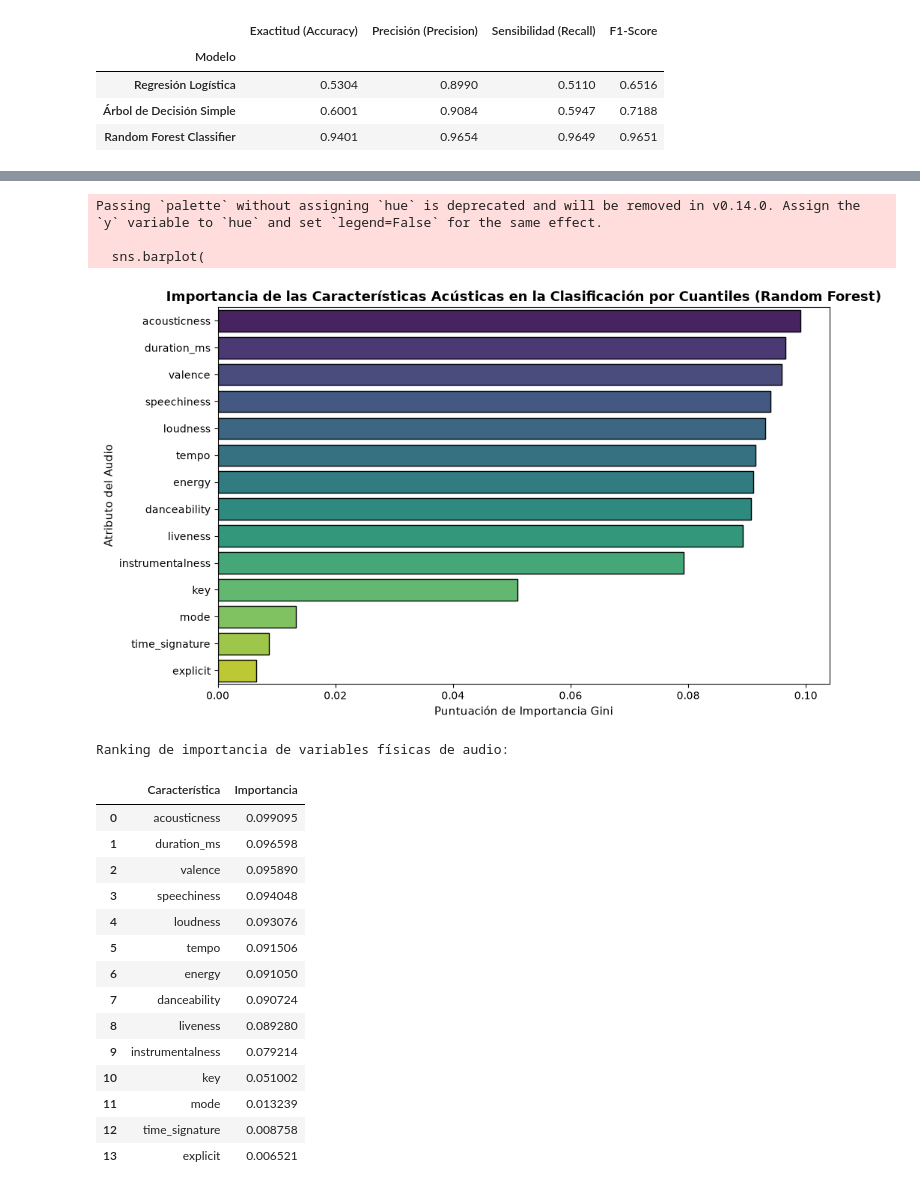
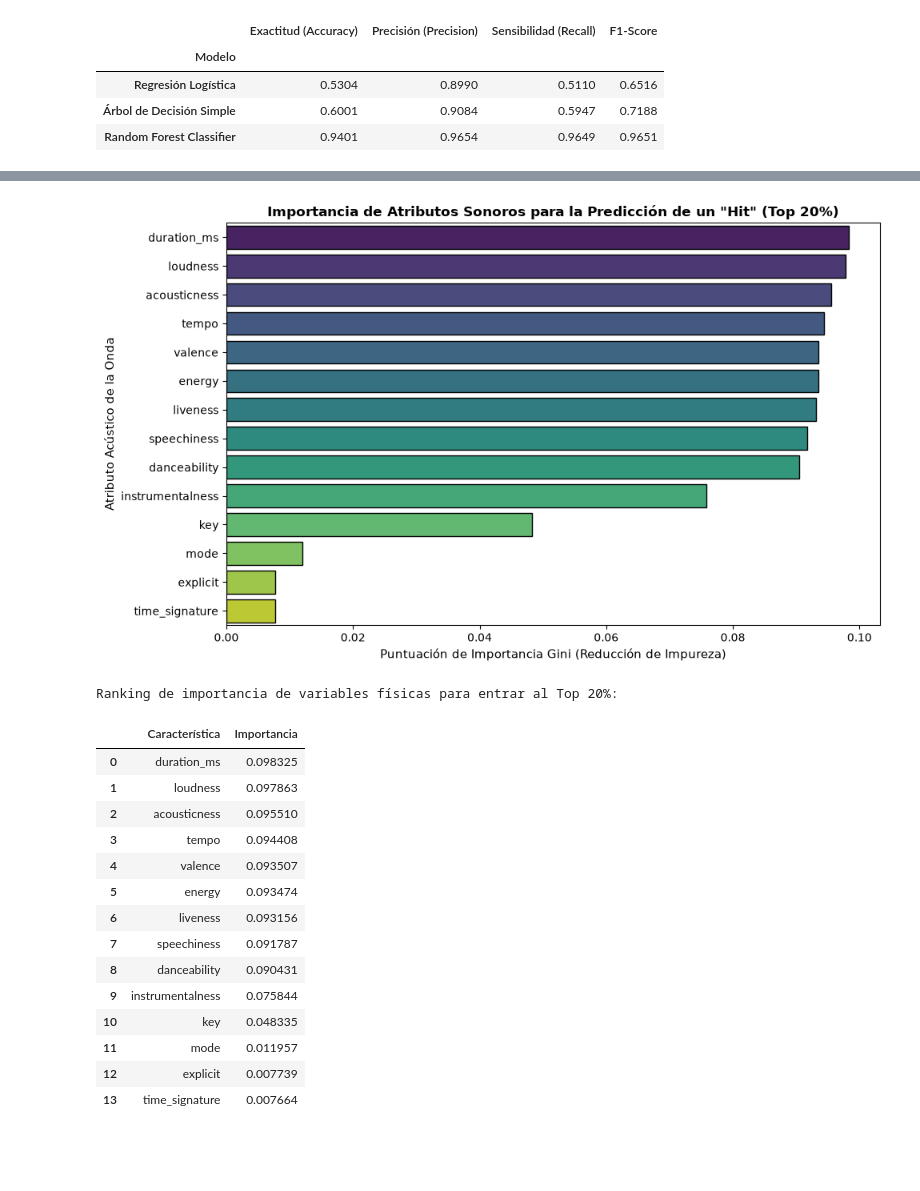
Before and after one commit to CtrlAltBryan/spotify-uide, a Jupyter notebook: notebooks/spotify_analysis.ipynb, the cells around one changed output, grey strips where cells are left out. Cells and saved outputs as stored; diff of their text form; code cells hidden in the pictures; blank space fills up the shorter version.

Commit message:
feat: Nuevos modelos y gráfias finales

```diff
--- a/notebooks/spotify_analysis.ipynb
+++ b/notebooks/spotify_analysis.ipynb
@@ -561,56 +706,55 @@ TABLA COMPARATIVA DE DESEMPEÑO - OBJETIVO 2 (MODELOS DE ÁRBOLES)
 # %%
 # =====================================================================
-# ANÁLISIS DE IMPORTANCIA DE VARIABLES (FEATURE IMPORTANCE) - FASE 2
+# ANÁLISIS DE IMPORTANCIA DE VARIABLES (FEATURE IMPORTANCES) - ENFOQUE HIT (TOP 20%)
 # =====================================================================
 import matplotlib.pyplot as plt
 import seaborn as sns
 
-# 1. Extraemos las importancias calculadas por el Random Forest de la Fase 2
-importancias = modelo_rf_m.feature_importances_
+# 1. Extraemos las importancias del Random Forest entrenado para el Top 20%
+importancias_hit = modelo_rf.feature_importances_
 
-# 2. Creamos un DataFrame para organizar los datos de mayor a menor
-df_importancia = pd.DataFrame({
+# 2. Estructuramos el DataFrame organizando los datos de mayor a menor importancia
+df_importancia_hit = pd.DataFrame({
     'Característica': caracteristicas_musicales,
-    'Importancia': importancias
+    'Importancia': importancias_hit
 }).sort_values(by='Importancia', ascending=False)
 
-# 3. Diseñamos la visualización gráfica
+# 3. Diseñamos la visualización gráfica con los parámetros modernos de Seaborn
 plt.figure(figsize=(10, 6))
 sns.barplot(
     x='Importancia',
     y='Característica',
-    data=df_importancia,
-    palette='viridis',
+    data=df_importancia_hit,
+    hue='Característica',  # Evita el FutureWarning mapeando la variable en hue
+    palette='viridis',     # Mantiene la estética profesional
+    legend=False,          # Oculta la leyenda repetitiva ya que el eje Y contiene las etiquetas
     edgecolor='black'
 )
 
-plt.title('Importancia de las Características Acústicas en la Clasificación por Cuantiles (Random Forest)', fontsize=13, fontweight='bold')
-plt.xlabel('Puntuación de Importancia Gini', fontsize=11)
-plt.ylabel('Atributo del Audio', fontsize=11)
+plt.title('Importancia de Atributos Sonoros para la Predicción de un "Hit" (Top 20%)', fontsize=12, fontweight='bold')
+plt.xlabel('Puntuación de Importancia Gini (Reducción de Impureza)', fontsize=11)
+plt.ylabel('Atributo Acústico de la Onda', fontsize=11)
 plt.tight_layout()
 plt.show()
 
-# Imprimimos los valores exactos para la redacción del reporte
-print("Ranking de importancia de variables físicas de audio:")
-display(df_importancia.reset_index(drop=True))
+# 4. Imprimimos el desglose numérico exacto para su marco conceptual y diapositivas
+print("Ranking de importancia de variables físicas para entrar al Top 20%:")
+display(df_importancia_hit.reset_index(drop=True))
 # %% [output]
+[figure, new version]
-Passing `palette` without assigning `hue` is deprecated and will be removed in v0.14.0. Assign the `y` variable to `hue` and set `legend=False` for the same effect.
-
-  sns.barplot(
+Ranking de importancia de variables físicas para entrar al Top 20%:
-[figure, old version]
-Ranking de importancia de variables físicas de audio:
 |  | Característica | Importancia |
-| 0 | acousticness | 0.099095 |
-| 1 | duration_ms | 0.096598 |
-| 2 | valence | 0.095890 |
-| 3 | speechiness | 0.094048 |
-| 4 | loudness | 0.093076 |
-| 5 | tempo | 0.091506 |
-| 6 | energy | 0.091050 |
-| 7 | danceability | 0.090724 |
-| 8 | liveness | 0.089280 |
-| 9 | instrumentalness | 0.079214 |
-| 10 | key | 0.051002 |
-| 11 | mode | 0.013239 |
-| 12 | time_signature | 0.008758 |
-| 13 | explicit | 0.006521 |
+| 0 | duration_ms | 0.098325 |
+| 1 | loudness | 0.097863 |
+| 2 | acousticness | 0.095510 |
+| 3 | tempo | 0.094408 |
+| 4 | valence | 0.093507 |
+| 5 | energy | 0.093474 |
+| 6 | liveness | 0.093156 |
+| 7 | speechiness | 0.091787 |
+| 8 | danceability | 0.090431 |
+| 9 | instrumentalness | 0.075844 |
+| 10 | key | 0.048335 |
+| 11 | mode | 0.011957 |
+| 12 | explicit | 0.007739 |
+| 13 | time_signature | 0.007664 |
```
Also changed, not shown: parts of 7 cells of this notebook.
